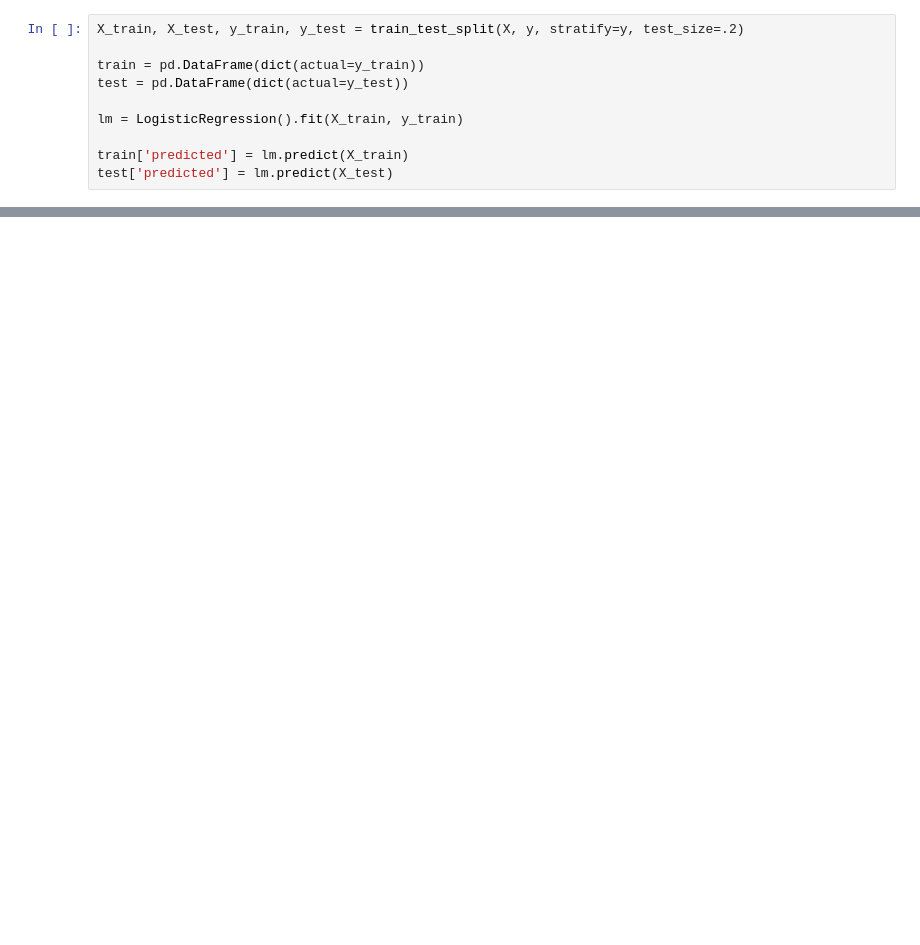
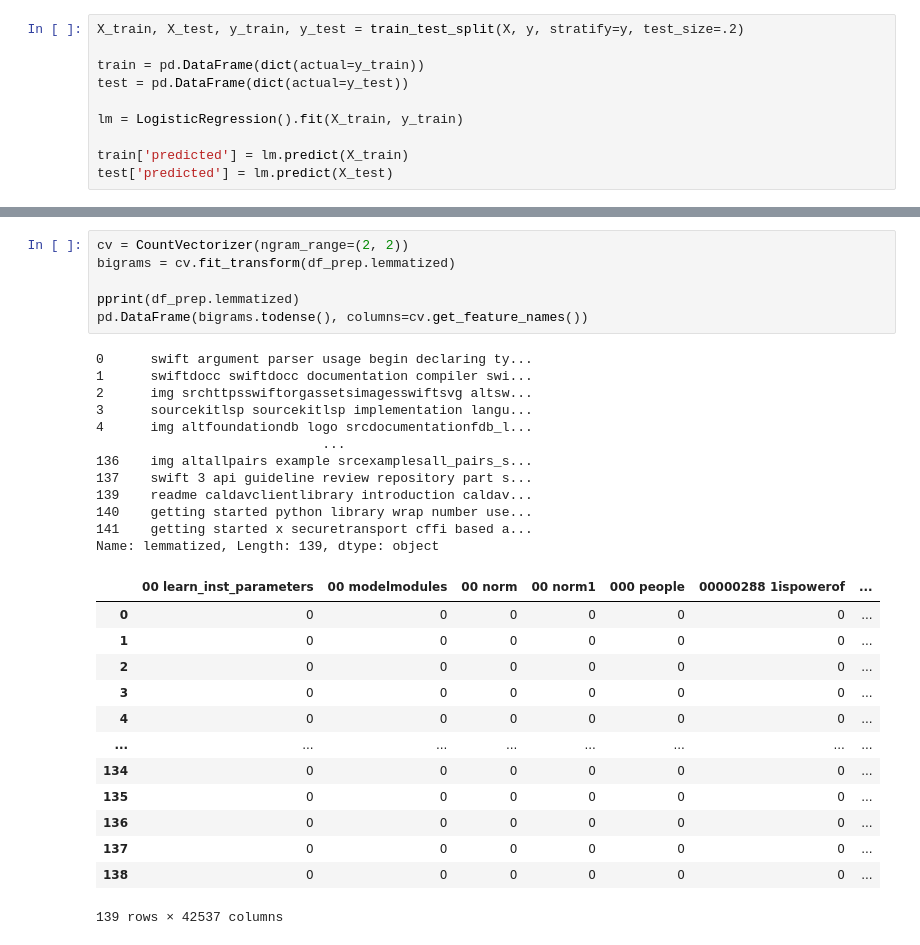
Before and after one commit to NLP-Github-Project-Hopper5/NLP-Github-Project, a Jupyter notebook: bts-workflow.ipynb, the cells around one changed output, grey strips where cells are left out. Drawn from its saved outputs; the diff is of its cells as text; blank space fills up the shorter version.

```diff
--- a/bis-workflow.ipynb
+++ b/bts-workflow.ipynb
@@ -456,0 +879,32 @@ print(classification_report(test.actual, test.predicted))
+# %%
+cv = CountVectorizer(ngram_range=(2, 2))
+bigrams = cv.fit_transform(df_prep.lemmatized)
+
+pprint(df_prep.lemmatized)
+pd.DataFrame(bigrams.todense(), columns=cv.get_feature_names())
+# %% [output]
+0      swift argument parser usage begin declaring ty...
+1      swiftdocc swiftdocc documentation compiler swi...
+2      img srchttpsswiftorgassetsimagesswiftsvg altsw...
+3      sourcekitlsp sourcekitlsp implementation langu...
+4      img altfoundationdb logo srcdocumentationfdb_l...
+                             ...
+136    img altallpairs example srcexamplesall_pairs_s...
+137    swift 3 api guideline review repository part s...
+139    readme caldavclientlibrary introduction caldav...
+140    getting started python library wrap number use...
+141    getting started x securetransport cffi based a...
+Name: lemmatized, Length: 139, dtype: object
+|  | 00 learn_inst_parameters | 00 modelmodules | 00 norm | 00 norm1 | 000 people | 00000288 1ispowerof | ... |
+| 0 | 0 | 0 | 0 | 0 | 0 | 0 | ... |
+| 1 | 0 | 0 | 0 | 0 | 0 | 0 | ... |
+| 2 | 0 | 0 | 0 | 0 | 0 | 0 | ... |
+| 3 | 0 | 0 | 0 | 0 | 0 | 0 | ... |
+| 4 | 0 | 0 | 0 | 0 | 0 | 0 | ... |
+| ... | ... | ... | ... | ... | ... | ... | ... |
+| 134 | 0 | 0 | 0 | 0 | 0 | 0 | ... |
+| 135 | 0 | 0 | 0 | 0 | 0 | 0 | ... |
+| 136 | 0 | 0 | 0 | 0 | 0 | 0 | ... |
+| 137 | 0 | 0 | 0 | 0 | 0 | 0 | ... |
+| 138 | 0 | 0 | 0 | 0 | 0 | 0 | ... |
+139 rows × 42537 columns
```
Also changed, not shown: parts of 54 cells of this notebook.
